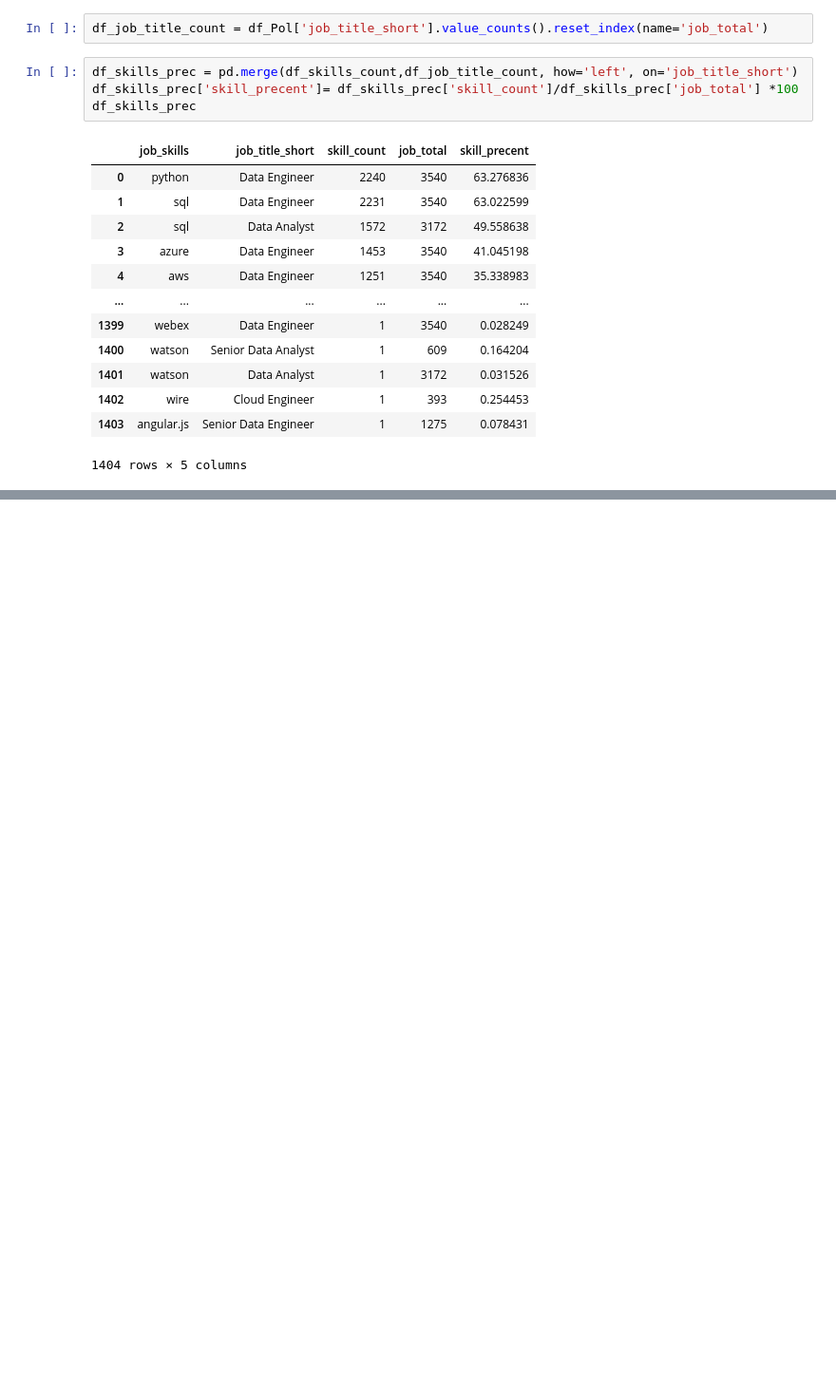
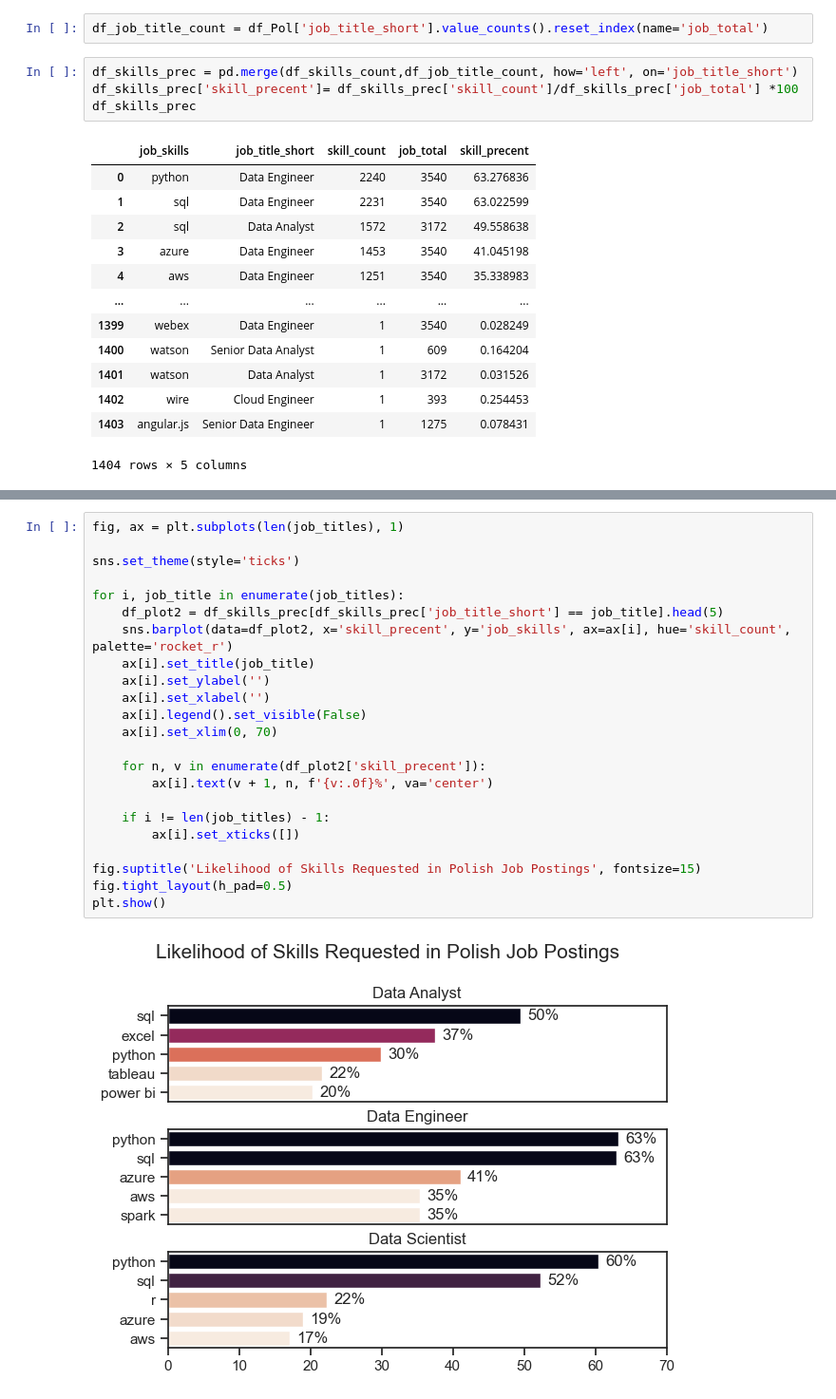
Before and after one commit to ewelina-g/python_project_jobs, a Jupyter notebook: Project/2_Skill_Demand.ipynb, the cells around one changed output, grey strips where cells are left out. Shown at 95% size. Drawn from its saved outputs; the diff is of its cells as text; blank space fills up the shorter version.

```diff
--- a/Project/2_Skill_Demand.ipynb
+++ b/Project/2_Skill_Demand.ipynb
@@ -74,0 +89,25 @@ TypeError: 'Axes' object is not subscriptable
+# %%
+fig, ax = plt.subplots(len(job_titles), 1)
+
+sns.set_theme(style='ticks')
+
+for i, job_title in enumerate(job_titles):
+    df_plot2 = df_skills_prec[df_skills_prec['job_title_short'] == job_title].head(5)
+    sns.barplot(data=df_plot2, x='skill_precent', y='job_skills', ax=ax[i], hue='skill_count', palette='rocket_r')
+    ax[i].set_title(job_title)
+    ax[i].set_ylabel('')
+    ax[i].set_xlabel('')
+    ax[i].legend().set_visible(False)
+    ax[i].set_xlim(0, 70)
+
+    for n, v in enumerate(df_plot2['skill_precent']):
+        ax[i].text(v + 1, n, f'{v:.0f}%', va='center')
+
+    if i != len(job_titles) - 1:
+        ax[i].set_xticks([])
+
+fig.suptitle('Likelihood of Skills Requested in Polish Job Postings', fontsize=15)
+fig.tight_layout(h_pad=0.5)
+plt.show()
+# %% [output]
+[figure, added]
```
Also changed, not shown: parts of 3 cells of this notebook.
